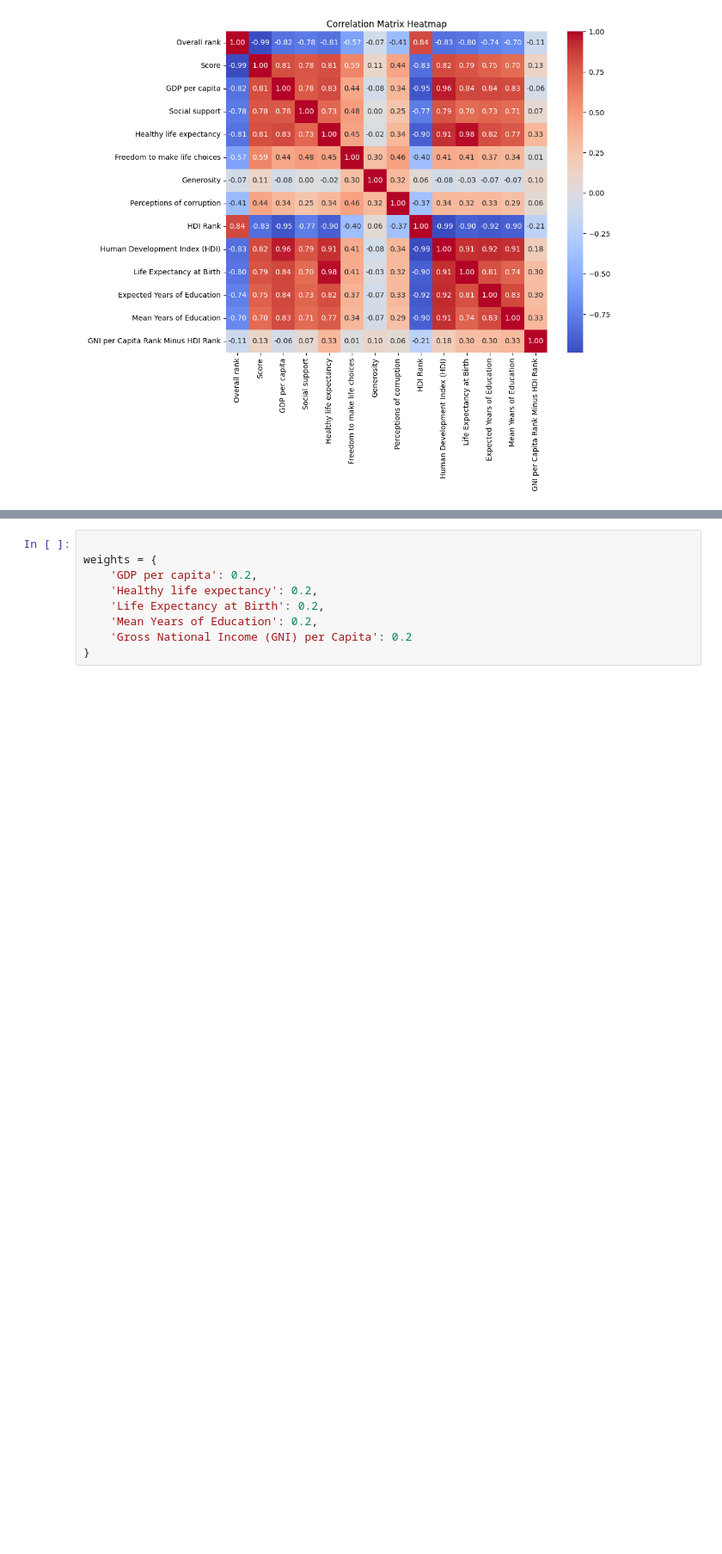
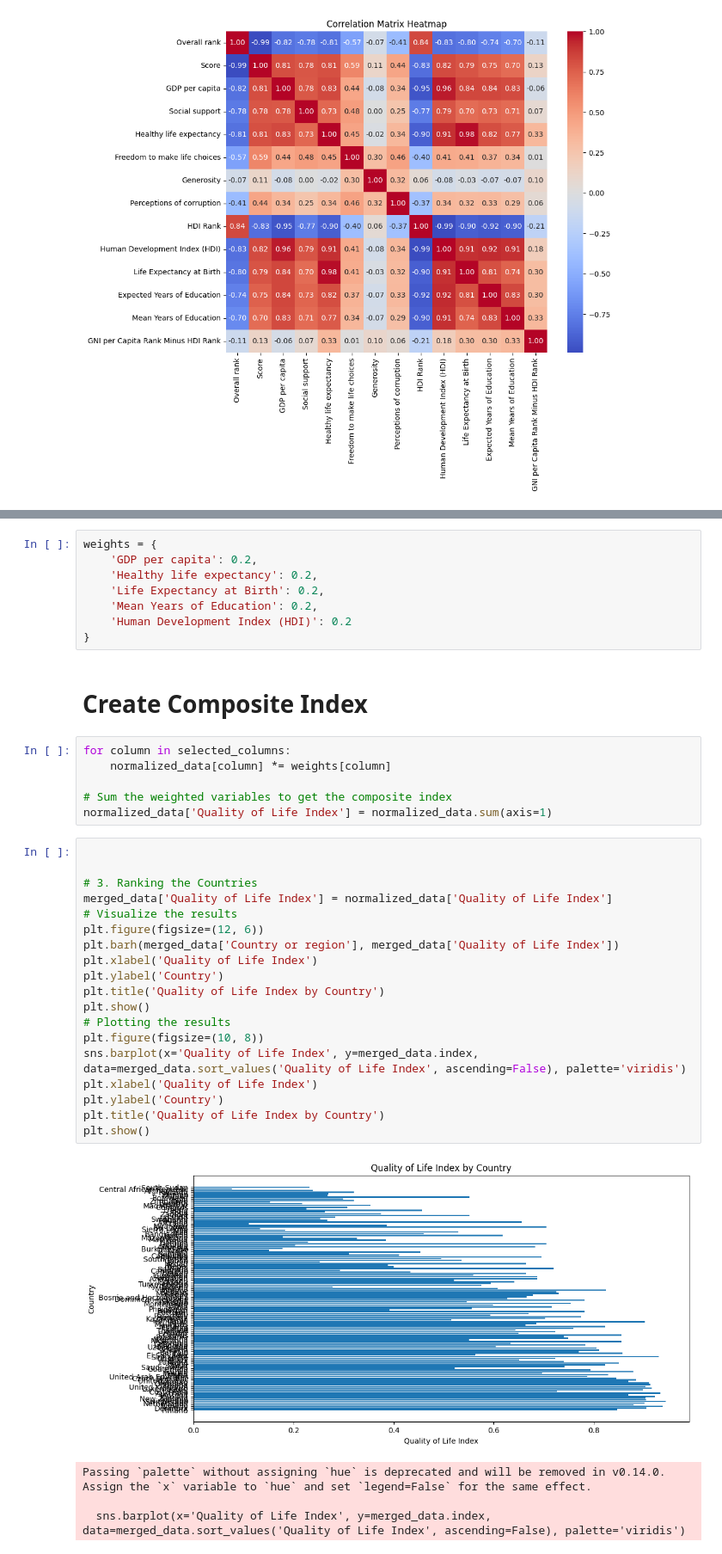
Before and after one commit to samolajide23/DAV-Repeat, a Jupyter notebook: app.ipynb, the cells around one changed output, grey strips where cells are left out. Shown: that part at 86% size. Saved outputs shown, nothing was run; the diff lists cells and outputs as text; blank space fills up the shorter version.

Commit message:
Create Composite index

```diff
--- a/app.ipynb
+++ b/app.ipynb
@@ -239,9 +220,40 @@ normalized_data = pd.DataFrame(scaler.fit_transform(selected_data), columns=sele
 # %%
-
 weights = {
     'GDP per capita': 0.2,
     'Healthy life expectancy': 0.2,
     'Life Expectancy at Birth': 0.2,
     'Mean Years of Education': 0.2,
-    'Gross National Income (GNI) per Capita': 0.2
+    'Human Development Index (HDI)': 0.2
 }
+# %% [markdown]
+# Create Composite Index
+# %%
+for column in selected_columns:
+    normalized_data[column] *= weights[column]
+
+# Sum the weighted variables to get the composite index
+normalized_data['Quality of Life Index'] = normalized_data.sum(axis=1)
+# %%
+
+
+# 3. Ranking the Countries
+merged_data['Quality of Life Index'] = normalized_data['Quality of Life Index']
+# Visualize the results
+plt.figure(figsize=(12, 6))
+plt.barh(merged_data['Country or region'], merged_data['Quality of Life Index'])
+plt.xlabel('Quality of Life Index')
+plt.ylabel('Country')
+plt.title('Quality of Life Index by Country')
+plt.show()
+# Plotting the results
+plt.figure(figsize=(10, 8))
+sns.barplot(x='Quality of Life Index', y=merged_data.index, data=merged_data.sort_values('Quality of Life Index', ascending=False), palette='viridis')
+plt.xlabel('Quality of Life Index')
+plt.ylabel('Country')
+plt.title('Quality of Life Index by Country')
+plt.show()
+# %% [output]
+[figure, added]
+Passing `palette` without assigning `hue` is deprecated and will be removed in v0.14.0. Assign the `x` variable to `hue` and set `legend=False` for the same effect.
+
+  sns.barplot(x='Quality of Life Index', y=merged_data.index, data=merged_data.sort_values('Quality of Life Index', ascending=False), palette='viridis')
```
Also changed, not shown: parts of 5 cells of this notebook.
